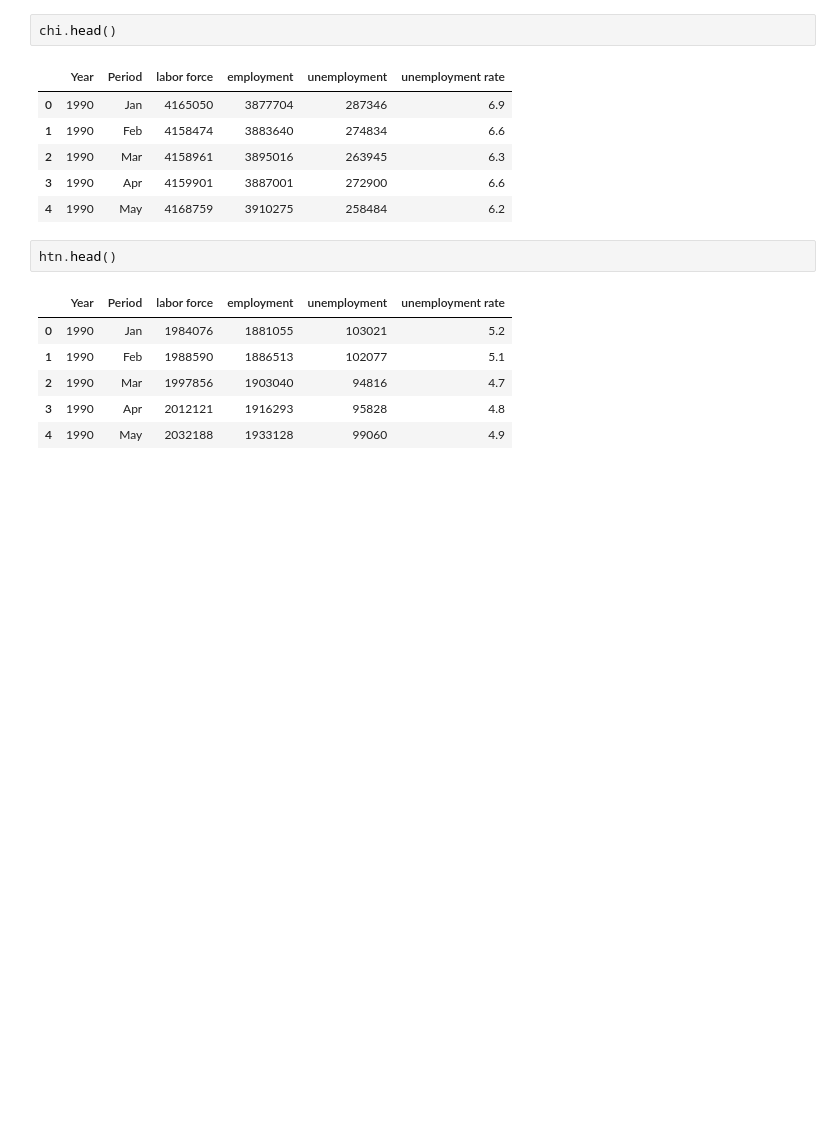
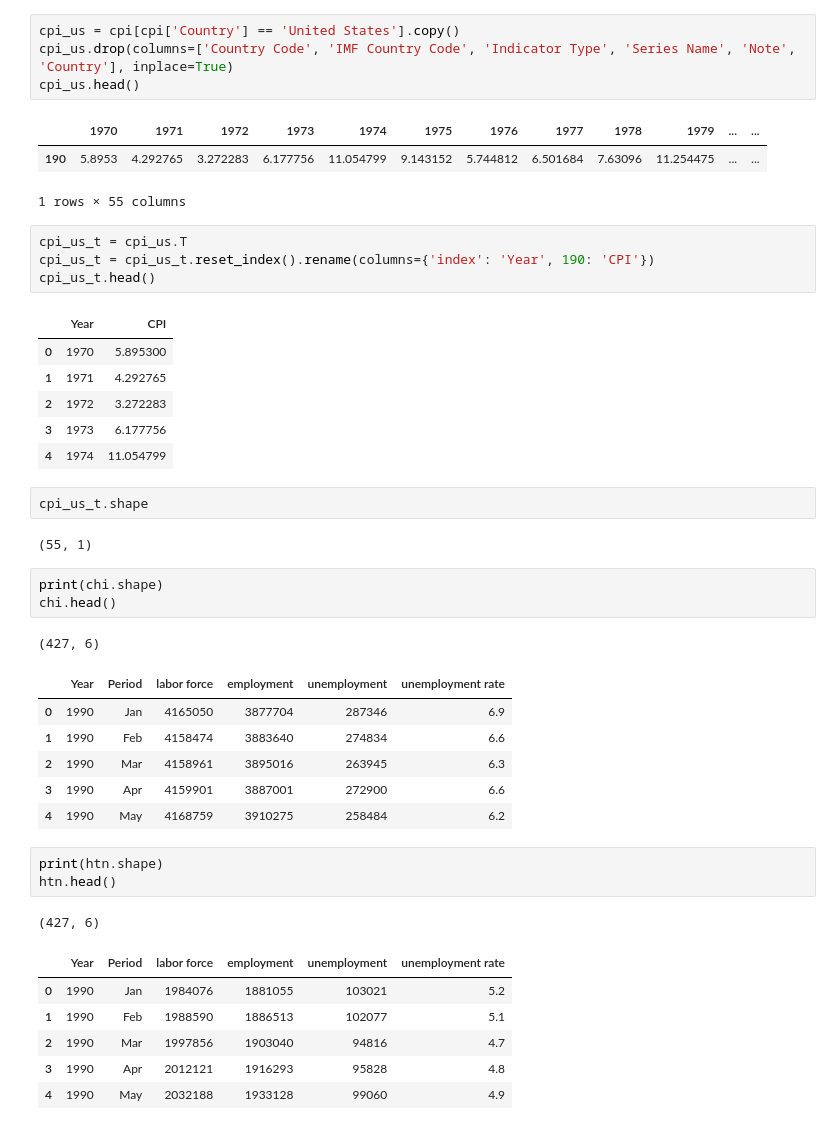
Before and after one commit to katelync12/HomeCast, a Jupyter notebook: tanu.ipynb, the cells around one changed output. Cells and saved outputs as stored; diff of their text form; blank space fills up the shorter version.

```diff
--- a/tanu.ipynb
+++ b/tanu.ipynb
@@ -21,6 +23,31 @@ ny = pd.read_excel("/Users/tanushree/Desktop/441/new-york-unemp.xlsx")
+# %%
+cpi_us = cpi[cpi['Country'] == 'United States'].copy()
+cpi_us.drop(columns=['Country Code', 'IMF Country Code', 'Indicator Type', 'Series Name', 'Note', 'Country'], inplace=True)
+cpi_us.head()
+# %% [output]
+|  | 1970 | 1971 | 1972 | 1973 | 1974 | 1975 | 1976 | 1977 | 1978 | 1979 | ... | ... |
+| 190 | 5.8953 | 4.292765 | 3.272283 | 6.177756 | 11.054799 | 9.143152 | 5.744812 | 6.501684 | 7.63096 | 11.254475 | ... | ... |
+1 rows × 55 columns
+# %%
+cpi_us_t = cpi_us.T
+cpi_us_t = cpi_us_t.reset_index().rename(columns={'index': 'Year', 190: 'CPI'})
+cpi_us_t.head()
+# %% [output]
+|  | Year | CPI |
+| 0 | 1970 | 5.895300 |
+| 1 | 1971 | 4.292765 |
+| 2 | 1972 | 3.272283 |
+| 3 | 1973 | 6.177756 |
+| 4 | 1974 | 11.054799 |
+# %%
+cpi_us_t.shape
+# %% [output]
+(55, 1)
 # %%
+print(chi.shape)
 chi.head()
 # %% [output]
+(427, 6)
 |  | Year | Period | labor force | employment | unemployment | unemployment rate |
 | 0 | 1990 | Jan | 4165050 | 3877704 | 287346 | 6.9 |
 | 1 | 1990 | Feb | 4158474 | 3883640 | 274834 | 6.6 |
@@ -28,8 +55,10 @@ chi.head()
 | 3 | 1990 | Apr | 4159901 | 3887001 | 272900 | 6.6 |
 | 4 | 1990 | May | 4168759 | 3910275 | 258484 | 6.2 |
 # %%
+print(htn.shape)
 htn.head()
 # %% [output]
+(427, 6)
 |  | Year | Period | labor force | employment | unemployment | unemployment rate |
 | 0 | 1990 | Jan | 1984076 | 1881055 | 103021 | 5.2 |
 | 1 | 1990 | Feb | 1988590 | 1886513 | 102077 | 5.1 |
```
Also changed, not shown: parts of 13 cells of this notebook.
